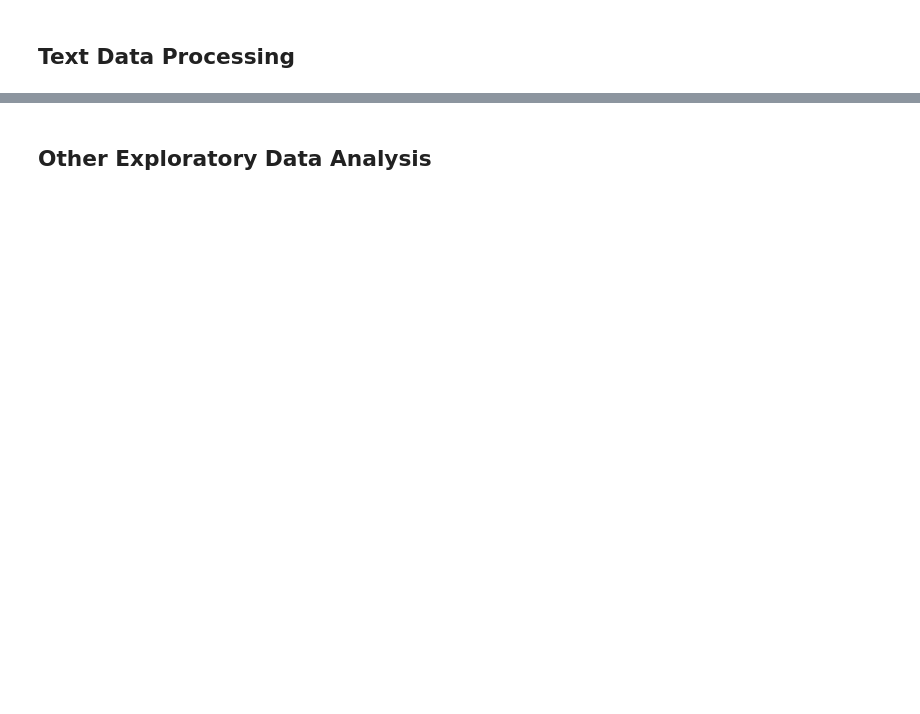
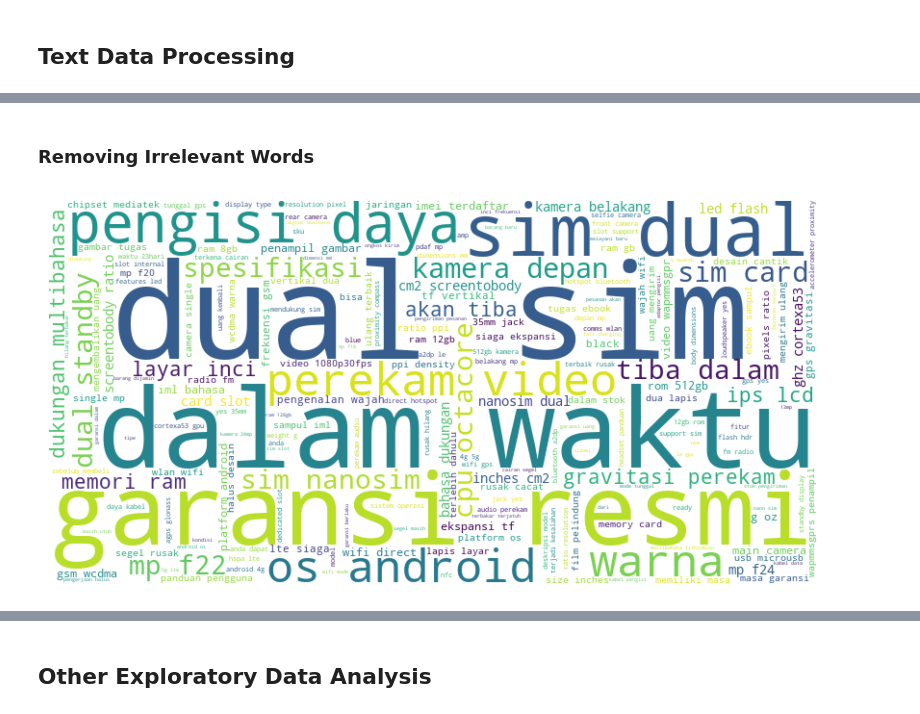
Before and after one commit to catherinehelenna/Smartphone-Data-Analysis, a Jupyter notebook: recent-project-update/Data_Visualization_Smartphone.ipynb, the cells around one changed output, grey strips where cells are left out. Drawn from its saved outputs; the diff is of its cells as text; code cells hidden in the pictures; blank space fills up the shorter version.

```diff
--- a/recent-project-update/Data_Visualization_Smartphone.ipynb
+++ b/recent-project-update/Data_Visualization_Smartphone.ipynb
@@ -70,0 +95,30 @@ cleaned_dataset.head()
+# %% [markdown]
+### Removing Irrelevant Words
+# %%
+# create function for processing data based on list of irrelevant words
+def word_filter(irrelevant_words,input_text):
+    # split
+    split_text = input_text.split()
+    filtered_words = [word for word in split_text if word not in irrelevant_words]
+    filtered_text_result = " ".join(filtered_words)
+    return filtered_text_result
+# %%
+# wordcloud generator
+def wordcloud_generator(filtered_text_result):
+    wordcloud = WordCloud(width=800,height=400,background_color='white').generate(filtered_text_result)
+    plt.figure(figsize=(10,5))
+    plt.imshow(wordcloud,interpolation='bilinear')
+    plt.axis('off')
+    plt.show()
+# %%
+# create word filter to remove the irrelevant words
+irrelevant_words = ['atau',"dengan", "dan", "di", "pada", "untuk", "yang", "adalah", "ini", "itu",'selamat','datang','X','x','hp','toko','kami','semua','produk','unboxing','handphone','apa','jika',
+                    'pun','tidak','ada','terima','kasih','oppo','jam','human', 'error',"baterai","sensor",'kartu','jam','alarm','kalkulator','kalender','vivo']
+
+# filter text
+filtered_text = word_filter(irrelevant_words,basic_processed_text)
+
+# visualize output
+wordcloud_generator(filtered_text)
+# %% [output]
+[figure, added]
```
Also changed, not shown: parts of 13 cells of this notebook.
